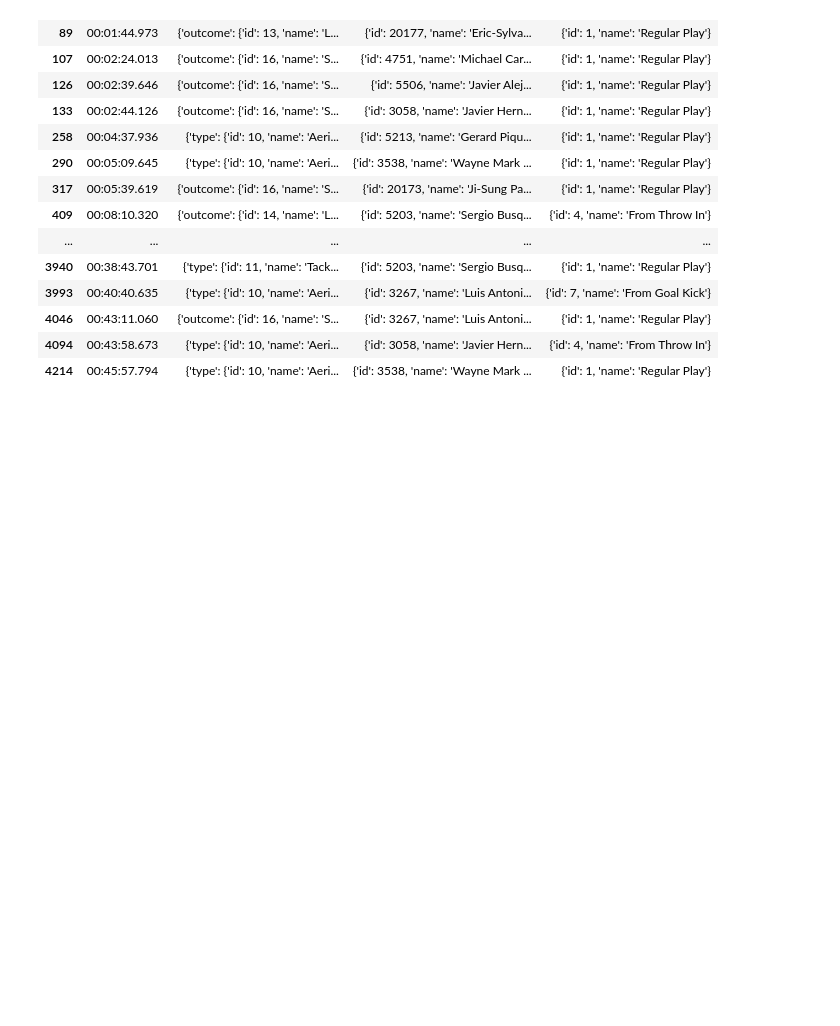
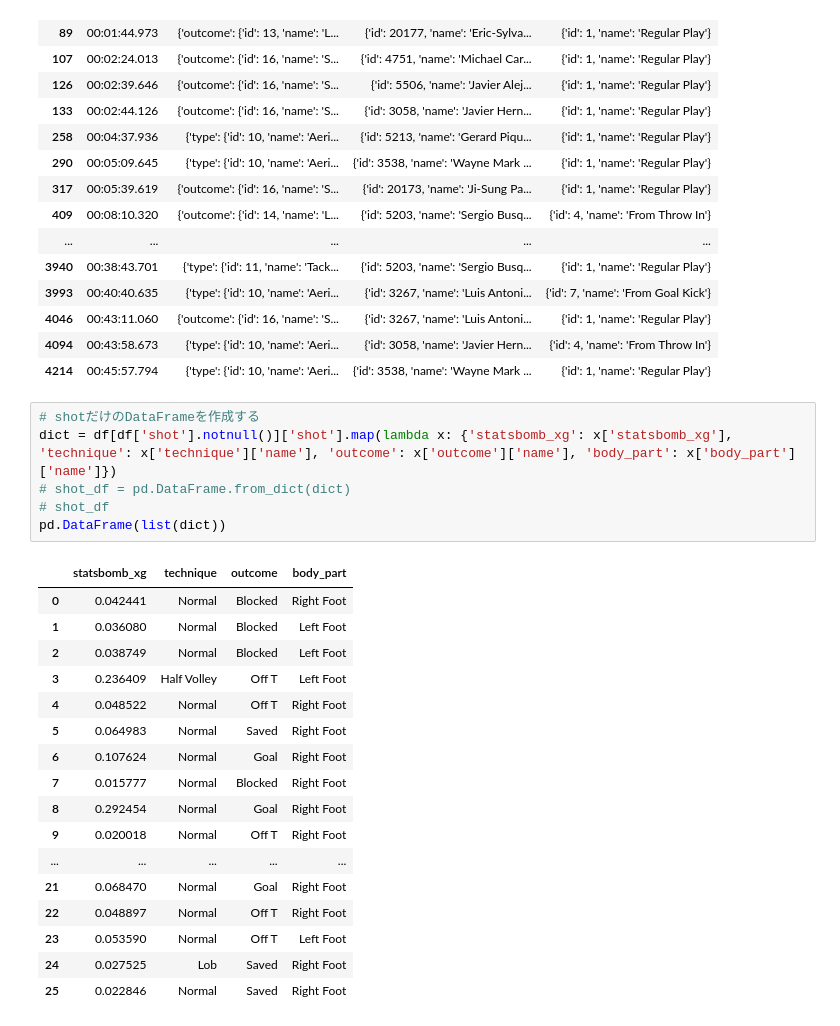
Before and after one commit to ushisantoasobu/try-statsbomb, a Jupyter notebook: event_cl_2010_2011.ipynb, the cells around one changed output. Cells and saved outputs as stored; diff of their text form; blank space fills up the shorter version.

```diff
--- a/event_cl_2010_2011.ipynb
+++ b/event_cl_2010_2011.ipynb
@@ -215,3 +215,27 @@ df[df['duel'].notnull()][['timestamp', 'duel', 'player', 'play_pattern']]
 | 4046 | 00:43:11.060 | {'outcome': {'id': 16, 'name': 'S... | {'id': 3267, 'name': 'Luis Antoni... | {'id': 1, 'name': 'Regular Play'} |
 | 4094 | 00:43:58.673 | {'type': {'id': 10, 'name': 'Aeri... | {'id': 3058, 'name': 'Javier Hern... | {'id': 4, 'name': 'From Throw In'} |
 | 4214 | 00:45:57.794 | {'type': {'id': 10, 'name': 'Aeri... | {'id': 3538, 'name': 'Wayne Mark ... | {'id': 1, 'name': 'Regular Play'} |
+# %%
+# shotだけのDataFrameを作成する
+dict = df[df['shot'].notnull()]['shot'].map(lambda x: {'statsbomb_xg': x['statsbomb_xg'], 'technique': x['technique']['name'], 'outcome': x['outcome']['name'], 'body_part': x['body_part']['name']})
+# shot_df = pd.DataFrame.from_dict(dict)
+# shot_df
+pd.DataFrame(list(dict))
+# %% [output]
+|  | statsbomb_xg | technique | outcome | body_part |
+| 0 | 0.042441 | Normal | Blocked | Right Foot |
+| 1 | 0.036080 | Normal | Blocked | Left Foot |
+| 2 | 0.038749 | Normal | Blocked | Left Foot |
+| 3 | 0.236409 | Half Volley | Off T | Left Foot |
+| 4 | 0.048522 | Normal | Off T | Right Foot |
+| 5 | 0.064983 | Normal | Saved | Right Foot |
+| 6 | 0.107624 | Normal | Goal | Right Foot |
+| 7 | 0.015777 | Normal | Blocked | Right Foot |
+| 8 | 0.292454 | Normal | Goal | Right Foot |
+| 9 | 0.020018 | Normal | Off T | Right Foot |
+| ... | ... | ... | ... | ... |
+| 21 | 0.068470 | Normal | Goal | Right Foot |
+| 22 | 0.048897 | Normal | Off T | Right Foot |
+| 23 | 0.053590 | Normal | Off T | Left Foot |
+| 24 | 0.027525 | Lob | Saved | Right Foot |
+| 25 | 0.022846 | Normal | Saved | Right Foot |
```
Also changed, not shown: parts of 1 cell of this notebook, 2 other files.
